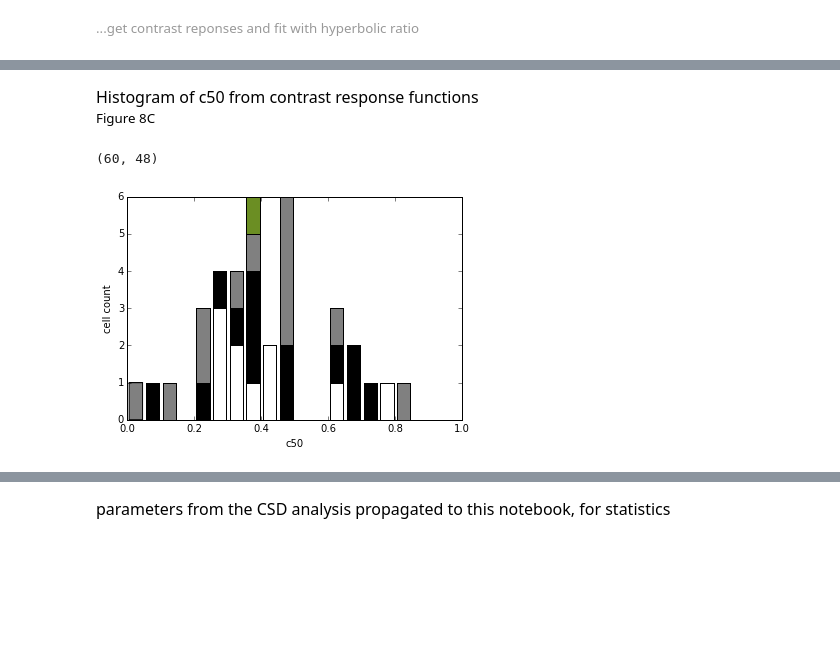
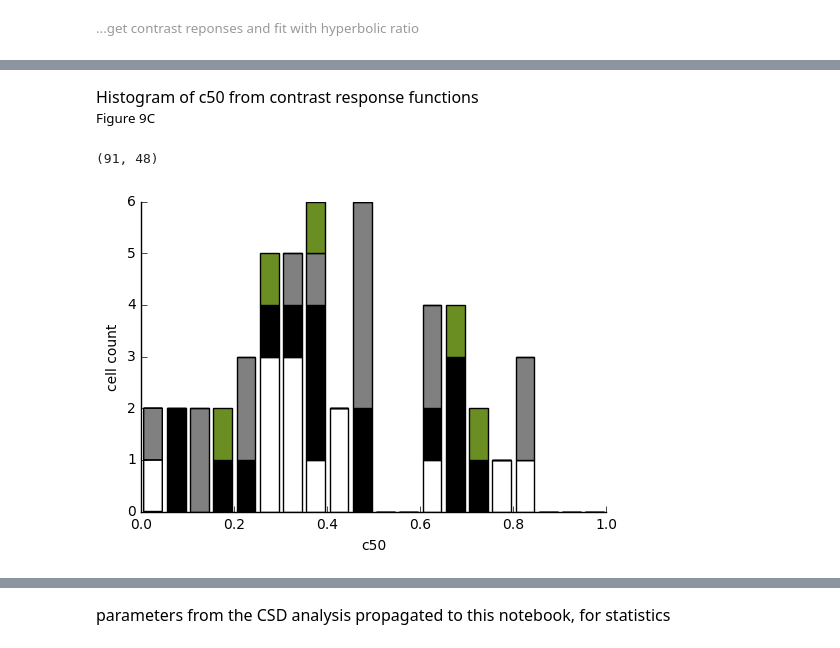
Before and after one commit to danieljdenman/mouse_chromatic, a Jupyter notebook: Denman2016_JNeurosci.ipynb, the cells around one changed output, grey strips where cells are left out. Cells and saved outputs as stored; diff of their text form; code cells hidden in the pictures; blank space fills up the shorter version.

Commit message:
add dip test

```diff
--- a/Denman2016_JNeurosci.ipynb
+++ b/Denman2016_JNeurosci.ipynb
@@ -714,0 +740,5 @@ plt.gcf().savefig(os.path.join(path_to_data,'3C.eps'),format='eps')
+# %%
+elevation_pvals = []
+for i,start in enumerate(_e[:-1]):
+    end=_e[i+1]
+    elevation_pvals.append(ttest_1samp(y_e[x_e < end][x_e > start],0)[1])
@@ -1150,26 +1182,29 @@ for i,test_color in enumerate([-1.0,-0.4,0.0,0.4,1.0]):
 
 ax =  placeAxesOnGrid(fig,dim=(1,1),xspan=(0.1,0.8),yspan=(0.45/3.3+0.15,0.95))
 all_test_colors = ['-1.0','-0.8','-0.6','-0.5','-0.4','-0.2','0.0','0.2','0.4','0.5','0.6','0.8','1.0']
-responses = []; GUV_ratios = []
+responses = []; GUV_ratios = [];sems=[]
 for i,test_color in enumerate(all_test_colors):
     GUV_ratios.extend([float(test_color) / 0.4])
     response = np.mean(df[df.Experiment==experiment][df.Cell==cell]['exchange_u_psths'].tolist()[0][test_color][0][16:26])
     responses.extend([response])
-ax.plot(GUV_ratios,responses,'-o',color=Green)
+    sems.extend([np.std(df[df.Experiment==experiment][df.Cell==cell]['exchange_u_psths'].tolist()[0][test_color][0][16:26])/np.sqrt(len(np.array(df[df.Experiment==experiment][df.Cell==cell]['exchange_u_psths'].tolist()[0][test_color][0][16:26])))])
+ax.errorbar(GUV_ratios,responses,yerr=sems,color=Green,fmt='-o')
 ax.text(-0.4,-5,r'Green:UV ratio',color=Green,fontsize=12)
 
-responses = []; UVG_ratios = []
+responses = []; UVG_ratios = [];sems=[]
 for i,test_color in enumerate(all_test_colors):
     UVG_ratios.extend([float(test_color) / 0.4])
     response = np.mean(df[df.Experiment==experiment][df.Cell==cell]['exchange_g_psths'].tolist()[0][test_color][0][16:26])
     responses.extend([response])
-ax.plot(UVG_ratios,responses,'-o',color=UV)
+    sems.extend([np.std(df[df.Experiment==experiment][df.Cell==cell]['exchange_g_psths'].tolist()[0][test_color][0][16:26])/np.sqrt(len(np.array(df[df.Experiment==experiment][df.Cell==cell]['exchange_g_psths'].tolist()[0][test_color][0][16:26])))])
+ax.errorbar(UVG_ratios,responses,yerr=sems,color=UV,fmt='-o')
 ax.text(-0.4,-8,r'UV:Green ratio',color=UV,fontsize=12)
-
+ax.set_aspect(0.2)
 ax.axhline((np.mean(df[df.Experiment==experiment][df.Cell==cell]['exchange_u_psths'].tolist()[0]['-1.0'][0][pre])+
                   np.mean(df[df.Experiment==experiment][df.Cell==cell]['exchange_g_psths'].tolist()[0]['-1.0'][0][pre]))/2.,
                   color='r',ls='--')
 ax.axvline(0,ls='--',color='k')
 ax.set_yticks([0,20,40]);ax.set_ylabel('Hz')
 cleanAxes(ax,leftLabels=True,bottomLabels=True)
+plt.gcf().savefig(os.path.join(path_to_data,'6A.eps'),format='eps')
 # %% [output]
@@ -1209,25 +1244,29 @@ for i,test_color in enumerate([-1.0,-0.4,0.0,0.4,1.0]):
 
 ax =  placeAxesOnGrid(fig,dim=(1,1),xspan=(0.1,0.8),yspan=(0.45/3.3+0.15,0.95))
 all_test_colors = ['-1.0','-0.8','-0.6','-0.5','-0.4','-0.2','0.0','0.2','0.4','0.5','0.6','0.8','1.0']
-responses = []; GUV_ratios = []
+responses = []; GUV_ratios = [];sems=[]
 for i,test_color in enumerate(all_test_colors):
     GUV_ratios.extend([float(test_color) / 0.4])
     response = np.mean(df[df.Experiment==experiment][df.Cell==cell]['exchange_u_psths'].tolist()[0][test_color][0][16:26])
     responses.extend([response])
-ax.plot(GUV_ratios,responses,'-o',color=Green)
+    sems.extend([np.std(df[df.Experiment==experiment][df.Cell==cell]['exchange_u_psths'].tolist()[0][test_color][0][16:26])/np.sqrt(len(np.array(df[df.Experiment==experiment][df.Cell==cell]['exchange_u_psths'].tolist()[0][test_color][0][16:26])))])
+ax.errorbar(GUV_ratios,responses,yerr=sems,color=Green,fmt='-o')
 ax.text(-0.4,-5,r'Green:UV ratio',color=Green,fontsize=12)
 
-responses = []; UVG_ratios = []
+responses = []; UVG_ratios = [];sems=[]
 for i,test_color in enumerate(all_test_colors):
     UVG_ratios.extend([float(test_color) / 0.4])
     response = np.mean(df[df.Experiment==experiment][df.Cell==cell]['exchange_g_psths'].tolist()[0][test_color][0][16:26])
     responses.extend([response])
-ax.plot(UVG_ratios,responses,'-o',color=UV)
+    sems.extend([np.std(df[df.Experiment==experiment][df.Cell==cell]['exchange_g_psths'].tolist()[0][test_color][0][16:26])/np.sqrt(len(np.array(df[df.Experiment==experiment][df.Cell==cell]['exchange_g_psths'].tolist()[0][test_color][0][16:26])))])
+ax.errorbar(UVG_ratios,responses,yerr=sems,color=UV,fmt='-o')
 ax.text(-0.4,-8,r'UV:Green ratio',color=UV,fontsize=12)
+ax.set_aspect(0.33)
 ax.axvline(0,ls='--',color='k')
 ax.axhline((np.mean(df[df.Experiment==experiment][df.Cell==cell]['exchange_u_psths'].tolist()[0]['-1.0'][0][pre])+
                   np.mean(df[df.Experiment==experiment][df.Cell==cell]['exchange_g_psths'].tolist()[0]['-1.0'][0][pre]))/2.,
                   color='r',ls='--')
 ax.set_yticks([0,16,32]);ax.set_ylabel('Hz')
 cleanAxes(ax,leftLabels=True,bottomLabels=True)
+plt.gcf().savefig(os.path.join(path_to_data,'6B.eps'),format='eps')
 # %% [output]
@@ -1416,3 +1453,10 @@ difference in Y, p = 0.45925919465
+# %%
+df2_noncolor = df2[df2['exchange_class'] != 'color']#df2_color = df2_color[df2_color.rf_best_y<40]
+t,p = f_test(np.array([(df2_color['rf_best_x']-28)*4.,(df2_color['rf_best_y']-28)*4.]),
+          np.array([(df2_noncolor['rf_best_x']-28)*4.,(df2_noncolor['rf_best_y']-28)*4.]),
+          axis=1)
+print 'difference in mean X, p = '+str(p[0])
+print 'difference in mean Y, p = '+str(p[1])
 # %% [markdown]
 
 <br></br>
@@ -1628,19 +1672,20 @@ plt.gcf().savefig(os.path.join(path_to_data,'8B.tiff'),format='tiff',dpi=300)
 # %% [markdown]
 <div style="font-size:12pt;color:#000000">Histogram of c50 from contrast response functions</div>
-<div style="font-size:10pt;color:#000000"> Figure 8C</div>
+<div style="font-size:10pt;color:#000000"> Figure 9C</div>
 # %%
-df2 = df[df.contrast_r2_g > 0.60]
+df2 = df[df.contrast_r2_g > 0.25]
 print df2.shape
 
 f=plt.hist([df2.contrast_c50_g[df2.exchange_class=='ON'],
           df2.contrast_c50_g[df2.exchange_class=='OFF'],
          df2.contrast_c50_g[df2.exchange_class=='ONOFF'],
          df2.contrast_c50_g[df2.exchange_class=='color']],
          range=(0,1),bins=20,color=['#FFFFFF','#000000','grey',Green],
         histtype='barstacked')
 plt.ylabel('cell count')
 plt.xlabel('c50')
+cleanAxes(plt.gca(),leftLabels=True,bottomLabels=True)
 plt.gcf().savefig(os.path.join(path_to_data,'8C.eps'),format='eps')
 # %% [output]
-(60, 48)
+(91, 48)
-[figure, old version]
+[figure, new version]
```
Also changed, not shown: parts of 61 cells of this notebook, 2 other files.
